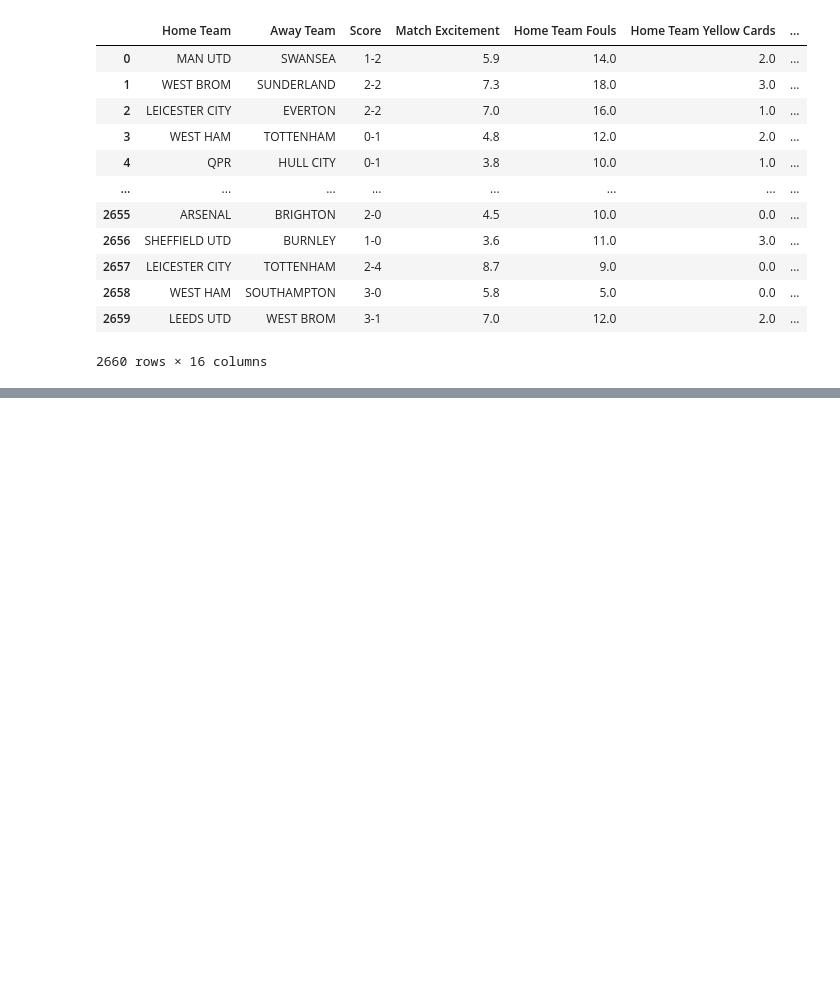
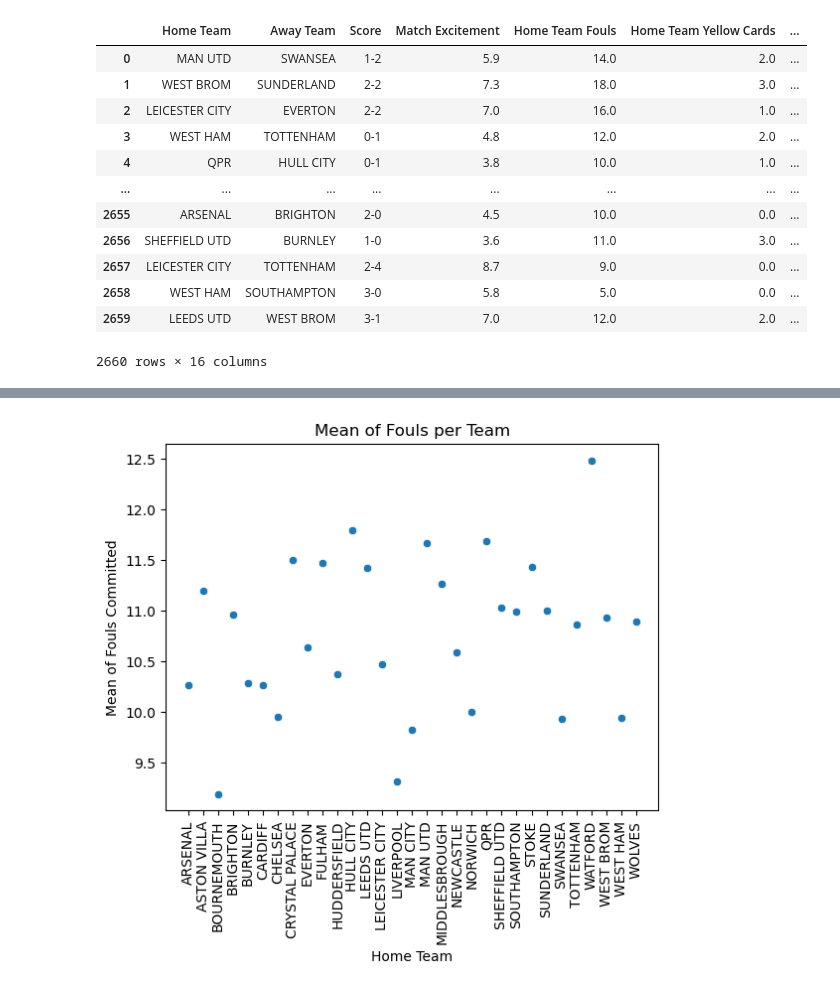
Before and after one commit to ubco-W2022T2-data301/Group14, a Jupyter notebook: analysis/analysis3.ipynb, the cells around one changed output, grey strips where cells are left out. Saved outputs shown, nothing was run; the diff lists cells and outputs as text; code cells hidden in the pictures; blank space fills up the shorter version.

```diff
--- a/analysis/analysis3.ipynb
+++ b/analysis/analysis3.ipynb
@@ -206,0 +243,13 @@ df_subset
+# %%
+mean_team_Fouls = df_subset.groupby('Home Team')['Home Team Fouls'].mean()
+mean_team_Fouls_df = mean_team_Fouls.to_frame().reset_index()
+mean_team_Fouls_df.columns=["Home Team", "mean"]
+sns.scatterplot(x='Home Team', y='mean', data=mean_team_Fouls_df)
+plt.xticks(rotation=90)
+plt.title("Mean of Fouls per Team")
+plt.xlabel("Home Team")
+plt.ylabel("Mean of Fouls Committed")
+#plt.ylim([9,13])
+plt.show()
+# %% [output]
+[figure, added]
```
Also changed, not shown: parts of 9 cells of this notebook.
